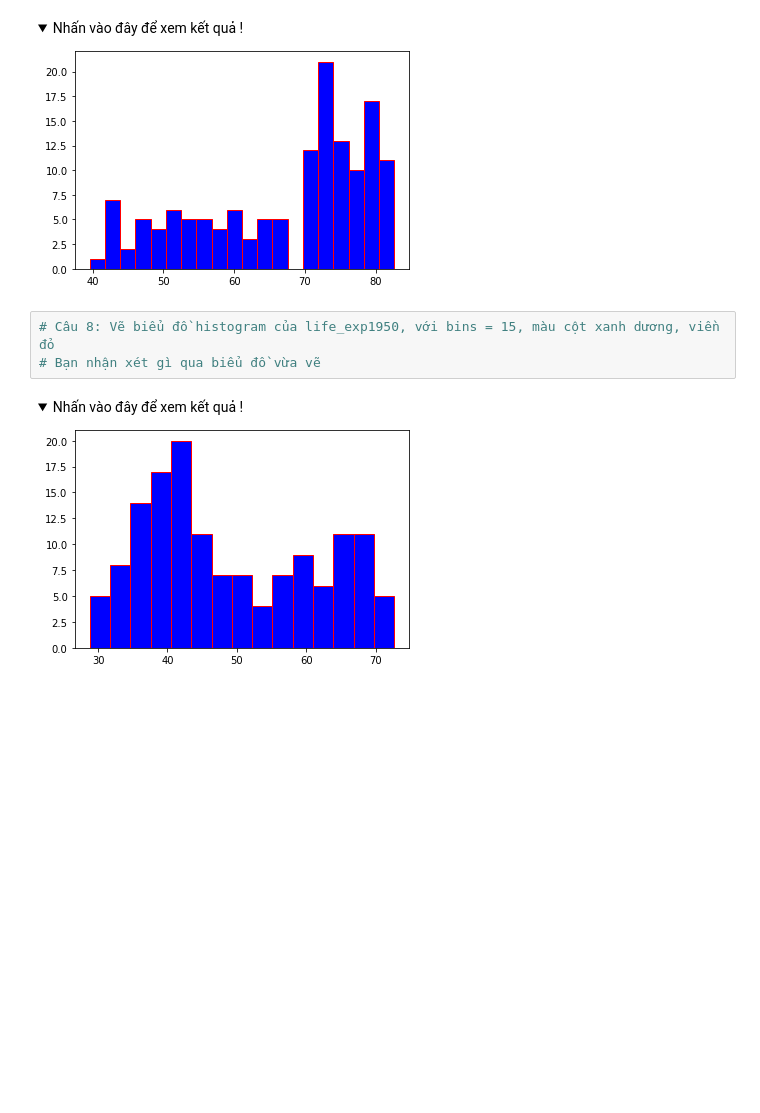
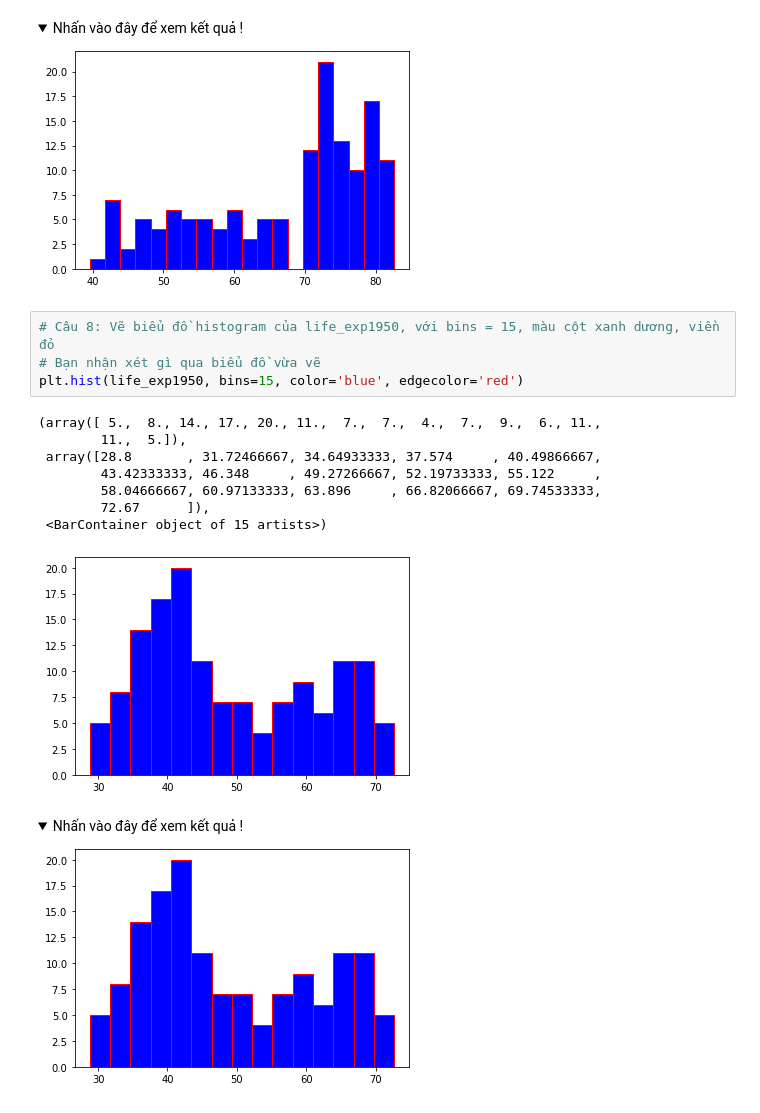
Before and after one commit to galvin96/course-MachineLearning, a Jupyter notebook: Bai_6/6.3/Chapter6_Exercise3_Pop.ipynb, the cells around one changed output. Saved outputs shown, nothing was run; the diff lists cells and outputs as text; folded sections open; blank space fills up the shorter version.

```diff
--- a/Bai_6/6.3/Chapter6_Exercise3_Pop.ipynb
+++ b/Bai_6/6.3/Chapter6_Exercise3_Pop.ipynb
@@ -148,6 +148,16 @@ plt.hist(life_exp, bins=20, color='blue', edgecolor='red')
 # %%
 # Câu 8: Vẽ biểu đồ histogram của life_exp1950, với bins = 15, màu cột xanh dương, viền đỏ
 # Bạn nhận xét gì qua biểu đồ vừa vẽ
+plt.hist(life_exp1950, bins=15, color='blue', edgecolor='red')
+# %% [output]
+(array([ 5.,  8., 14., 17., 20., 11.,  7.,  7.,  4.,  7.,  9.,  6., 11.,
+        11.,  5.]),
+ array([28.8       , 31.72466667, 34.64933333, 37.574     , 40.49866667,
+        43.42333333, 46.348     , 49.27266667, 52.19733333, 55.122     ,
+        58.04666667, 60.97133333, 63.896     , 66.82066667, 69.74533333,
+        72.67      ]),
+ <BarContainer object of 15 artists>)
+[figure, added]
 # %% [markdown]
 <details>
   <summary>Nhấn vào đây để xem kết quả !</summary>
```
Also changed, not shown: parts of 4 cells of this notebook.
